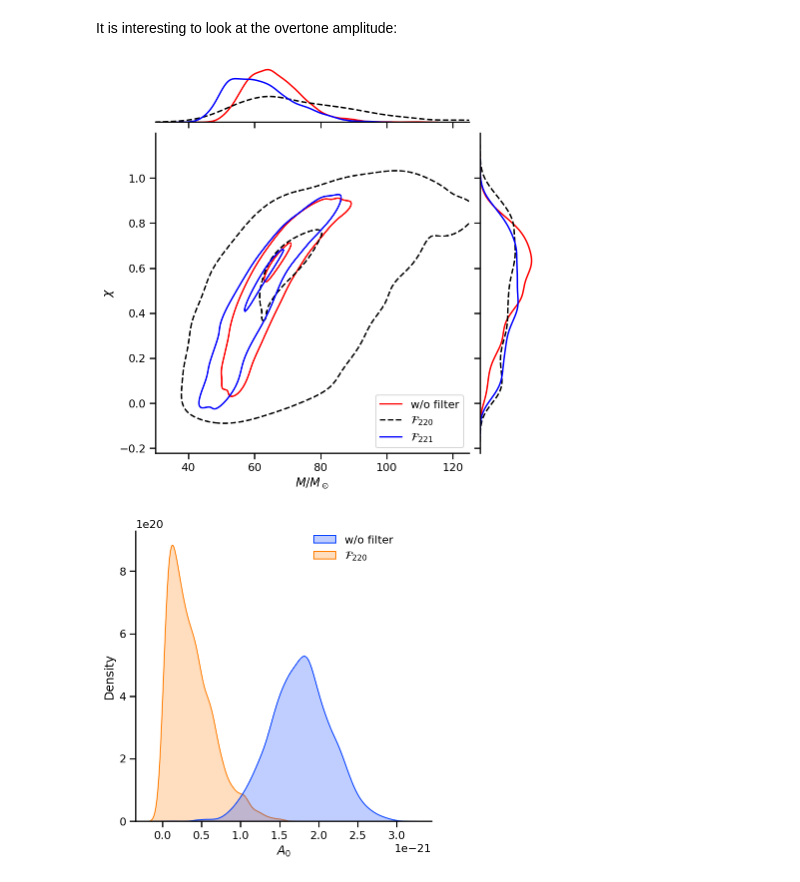
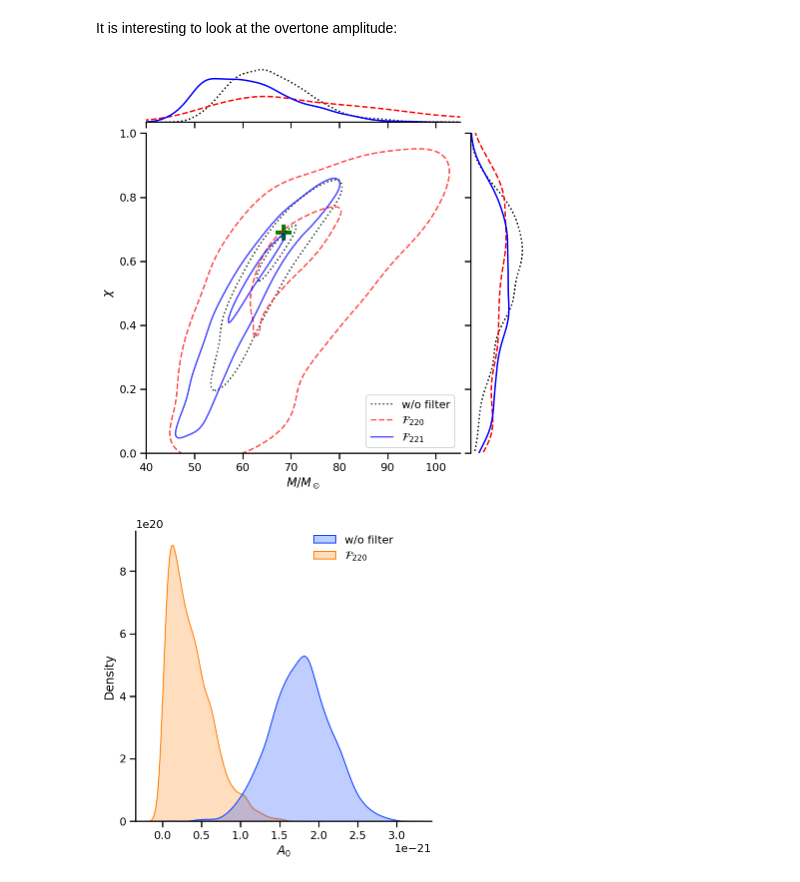
Before and after one commit to Sizheng-Ma/ringdown, a Jupyter notebook: docs/examples/GW150914_circular_comparsion.ipynb, the cells around one changed output. Saved outputs shown, nothing was run; the diff lists cells and outputs as text; code cells hidden in the pictures.

```diff
--- a/docs/examples/GW150914_circular_comparsion.ipynb
+++ b/docs/examples/GW150914_circular_comparsion.ipynb
@@ -500,43 +500,48 @@ g = sns.JointGrid()
 
 df = pd.DataFrame({
     r'$M / M_\odot$': fit.result.posterior.M.values.flatten(),
     r'$\chi$': fit.result.posterior.chi.values.flatten(),
     '1': 'w/o filter'
 })
 df2 = pd.DataFrame({
     r'$M / M_\odot$': fit2.result.posterior.M.values.flatten(),
     r'$\chi$': fit2.result.posterior.chi.values.flatten(),
     '1': r'$\mathcal{F}_{220}$'
 })
 df4 = pd.DataFrame({
     r'$M / M_\odot$': fit4.result.posterior.M.values.flatten(),
     r'$\chi$': fit4.result.posterior.chi.values.flatten(),
     '1': r'$\mathcal{F}_{221}$'
 })
-p=sns.kdeplot(data=df, x = r'$M / M_\odot$', y = r'$\chi$', levels=[0.1, 0.9], ax=g.ax_joint,hue='1', palette = ['red'])
+p=sns.kdeplot(data=df, x = r'$M / M_\odot$', y = r'$\chi$', levels=[0.3, 0.9],alpha=0.8, ax=g.ax_joint,hue='1', palette = ['k'],linestyles=':')
 handles = p.legend_.legendHandles[::-1]
-# handles[0].set_ls('--')
+handles[0].set_ls(':')
+handles[0].set_alpha(0.8)
 
-p2=sns.kdeplot(data=df2, x = r'$M / M_\odot$', y = r'$\chi$', levels=[0.1, 0.9], ax=g.ax_joint,hue='1', palette = ['k'],linestyles='--')
+p2=sns.kdeplot(data=df2, x = r'$M / M_\odot$', y = r'$\chi$', levels=[0.3, 0.9],alpha=0.7, ax=g.ax_joint,hue='1', palette = ['red'],linestyles='--')
 handles2 = p2.legend_.legendHandles[::-1]
 handles2[0].set_ls('--')
+handles2[0].set_alpha(0.7)
 
-p4=sns.kdeplot(data=df4, x = r'$M / M_\odot$', y = r'$\chi$', levels=[0.1, 0.9], ax=g.ax_joint,hue='1', palette = ['b'])
+p4=sns.kdeplot(data=df4, x = r'$M / M_\odot$', y = r'$\chi$', levels=[0.3, 0.9],alpha=0.7, ax=g.ax_joint,hue='1', palette = ['b'])
 handles4 = p4.legend_.legendHandles[::-1]
+handles4[0].set_alpha(0.7)
 
+pscatter=g.ax_joint.scatter(x=68.5,y=0.69,s=255,marker='+',c='g',linewidths=4,label='IMR')
 g.ax_joint.legend(loc='lower right',handles=handles+handles2+handles4,labels=['w/o filter',r'$\mathcal{F}_{220}$',r'$\mathcal{F}_{221}$'])
 
 
-sns.kdeplot(df[r'$M / M_\odot$'], ax=g.ax_marg_x, color = 'red')
-sns.kdeplot(df2[r'$M / M_\odot$'], ax=g.ax_marg_x, linestyle="--", color = 'k')
+sns.kdeplot(df[r'$M / M_\odot$'], ax=g.ax_marg_x, color = 'k',linestyle=':')
+sns.kdeplot(df2[r'$M / M_\odot$'], ax=g.ax_marg_x, linestyle="--", color = 'r')
 sns.kdeplot(df4[r'$M / M_\odot$'], ax=g.ax_marg_x, color = 'b')
-sns.kdeplot(y=df[r'$\chi$'], ax=g.ax_marg_y, color = 'red')
-sns.kdeplot(y=df2[r'$\chi$'], ax=g.ax_marg_y, linestyle="--", color = 'k')
+sns.kdeplot(y=df[r'$\chi$'], ax=g.ax_marg_y, color = 'k',linestyle=':')
+sns.kdeplot(y=df2[r'$\chi$'], ax=g.ax_marg_y, linestyle="--", color = 'r')
 sns.kdeplot(y=df4[r'$\chi$'], ax=g.ax_marg_y, color = 'b')
-g.ax_joint.set_xlim(30,125)
+g.ax_joint.set_xlim(40,105)
+g.ax_joint.set_ylim(0,1)
 savefig('GW150914/mchi_ligo.pdf',bbox_inches='tight')
 # %% [output]
-[figure, old version]
+[figure, new version]
 # %%
 df=pd.DataFrame(data=np.c_[fit.result.posterior.A[:,:,0].values.flatten(),\
                            fit1.result.posterior.A[:,:,0].values.flatten()],
```
Also changed, not shown: 1 other file.
